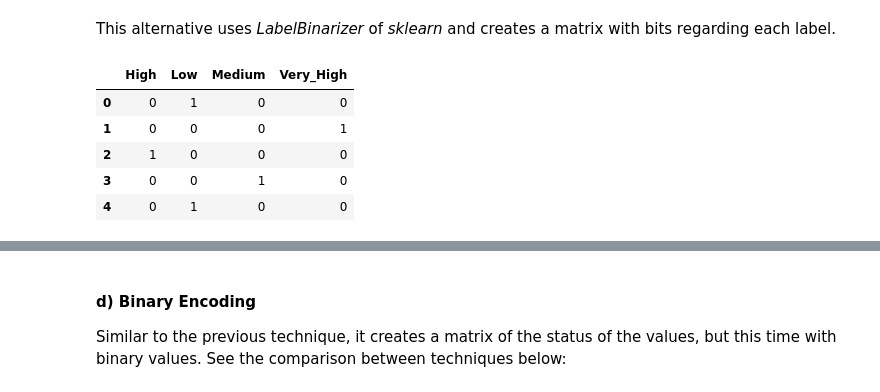
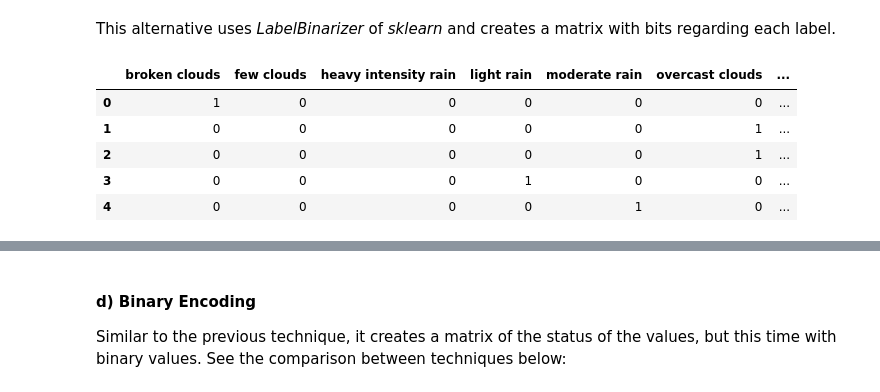
Before and after one commit to AN-DRE4/DadosAprendizagemAutomatica, a Jupyter notebook: CompKaggle.ipynb, the cells around one changed output, grey strips where cells are left out. Saved outputs shown, nothing was run; the diff lists cells and outputs as text; code cells hidden in the pictures.

```diff
--- a/CompKaggle.ipynb
+++ b/CompKaggle.ipynb
@@ -616,20 +635,20 @@ It creates a new column, <em>incidents_code</em>, with the labels assigned to fe
 # %% [markdown]
 This alternative uses <em>LabelBinarizer</em> of <em>sklearn</em> and creates a matrix with bits regarding each label.
 # %%
-data_r3 = data.copy()
+meteo_1_copy_r3 = meteo_1_copy.copy()
 
 from sklearn.preprocessing import LabelBinarizer
 
 lb = LabelBinarizer()
-lb_results = lb.fit_transform(data_r3['incidents'])
+lb_results = lb.fit_transform(meteo_1_copy_r3['weather_description'])
 lb_results_df = pd.DataFrame(lb_results, columns=lb.classes_)
 
 lb_results_df.head()
 # %% [output]
-|  | High | Low | Medium | Very_High |
-| 0 | 0 | 1 | 0 | 0 |
-| 1 | 0 | 0 | 0 | 1 |
-| 2 | 1 | 0 | 0 | 0 |
-| 3 | 0 | 0 | 1 | 0 |
-| 4 | 0 | 1 | 0 | 0 |
+|  | broken clouds | few clouds | heavy intensity rain | light rain | moderate rain | overcast clouds | ... |
+| 0 | 1 | 0 | 0 | 0 | 0 | 0 | ... |
+| 1 | 0 | 0 | 0 | 0 | 0 | 1 | ... |
+| 2 | 0 | 0 | 0 | 0 | 0 | 1 | ... |
+| 3 | 0 | 0 | 0 | 1 | 0 | 0 | ... |
+| 4 | 0 | 0 | 0 | 0 | 1 | 0 | ... |
 # %%
```
Also changed, not shown: parts of 75 cells of this notebook.
